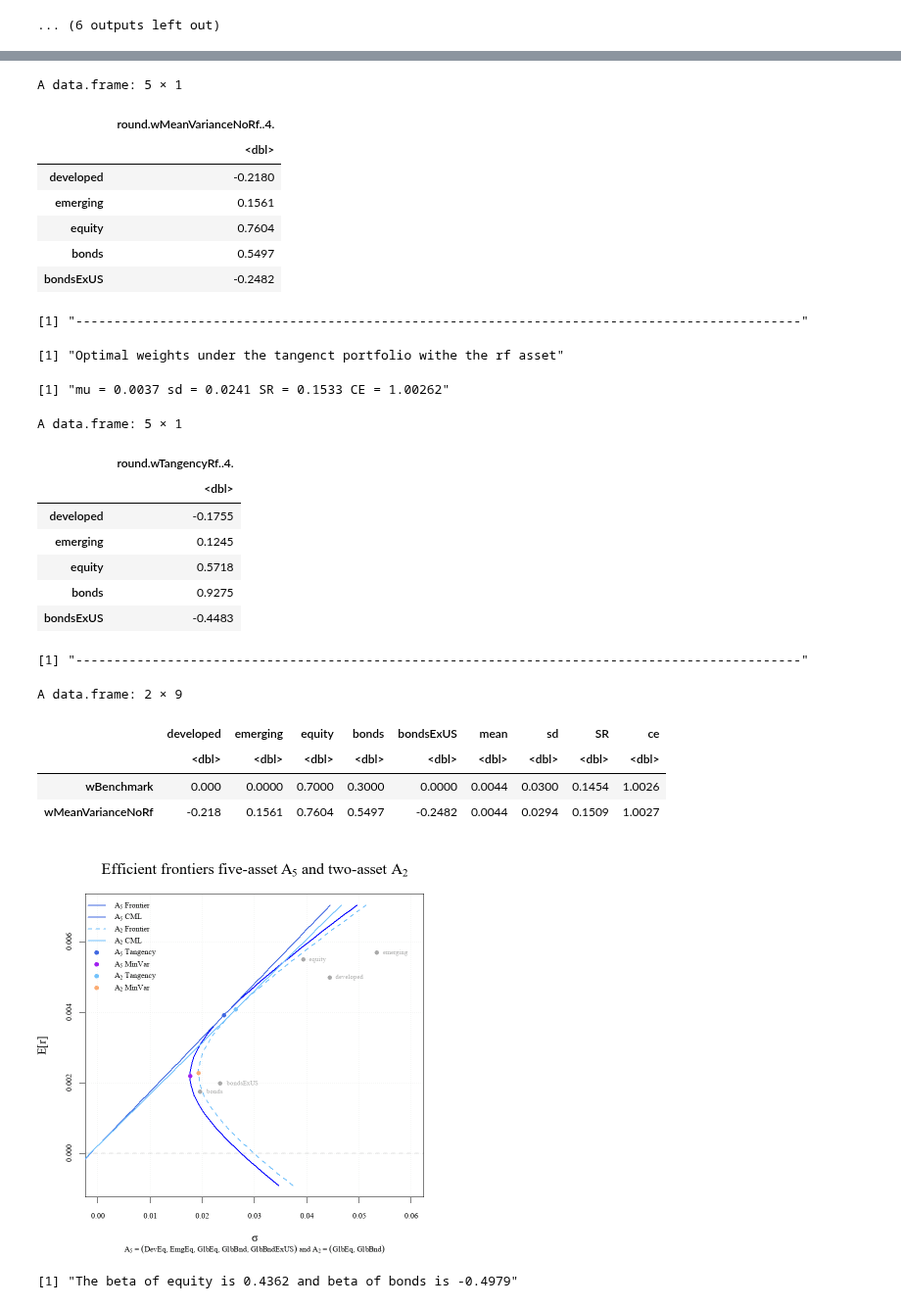
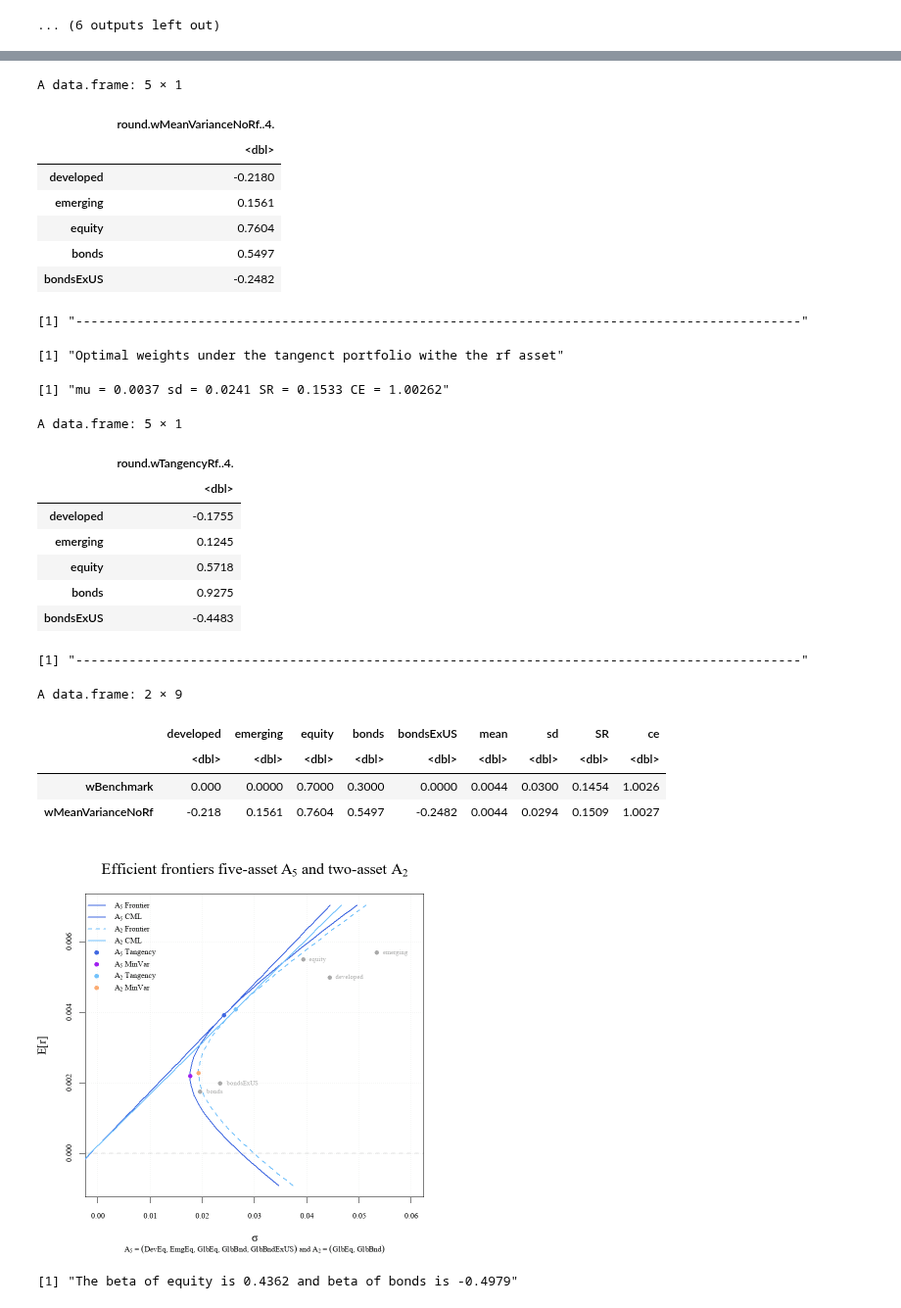
Before and after one commit to S2310053/GRA6560, a Jupyter notebook: main_code.ipynb, the cells around one changed output, grey strips where cells are left out. Shown at 98% size. Drawn from its saved outputs; the diff is of its cells as text; code cells hidden in the pictures.

```diff
--- a/main_code.ipynb
+++ b/main_code.ipynb
@@ -448,11 +448,11 @@ for (i in 1:length(cor)) {
     var[i] <- w1[i]^2 * var1 + 2*w1[i]*w2[i]*cov12 + w2[i]^2*var2
     sd[i]  <- sqrt(var[i])
 
-    ce[i]  <- mu[i] - 0.5 * gamma * sd[i]^2
+    ce[i]  <- 1 + mu[i] - 0.5 * gamma * sd[i]^2
 }
 
 # Plot weights
-par(mfrow = c(3,1))
+par(mfrow = c(1,3))
 yMin <- min(w1, w2)
 yMax <- max(w1, w2)
 
@@ -723,7 +723,7 @@ for(muTarget in rangeMu){
 
 # Plot
 par(mfrow = c(1,1), family = "Times New Roman")
-plot(M[,2], M[,1], type="l", lwd=2, col="blue",
+plot(M[,2], M[,1], type="l", lwd=2, col="royalblue",
      xlim = c(0,0.06),
      xlab= TeX("$\\sigma$"), ylab= TeX("$\\E[r]$"),
      cex.main=2,
@@ -788,34 +788,34 @@ t <- data.frame(rbind(wBenchmark, wMeanVarianceNoRf), mean = c(muBenchmark, muMe
                )
 round(t, 4)
 # %% [output]
 [1] "Optimal weights under MV portfolio without the rf asset"
 [1] "mu = 0.0044 sd = 0.0294 SR = 0.1509 CE = 1.0027"
 A data.frame: 5 × 1
 |  | round.wMeanVarianceNoRf..4. |
 |  | <dbl> |
 | developed | -0.2180 |
 | emerging | 0.1561 |
 | equity | 0.7604 |
 | bonds | 0.5497 |
 | bondsExUS | -0.2482 |
 [1] "-----------------------------------------------------------------------------------------------"
 [1] "Optimal weights under the tangenct portfolio withe the rf asset"
 [1] "mu = 0.0037 sd = 0.0241 SR = 0.1533 CE = 1.00262"
 A data.frame: 5 × 1
 |  | round.wTangencyRf..4. |
 |  | <dbl> |
 | developed | -0.1755 |
 | emerging | 0.1245 |
 | equity | 0.5718 |
 | bonds | 0.9275 |
 | bondsExUS | -0.4483 |
 [1] "-----------------------------------------------------------------------------------------------"
 A data.frame: 2 × 9
 |  | developed | emerging | equity | bonds | bondsExUS | mean | sd | SR | ce |
 |  | <dbl> | <dbl> | <dbl> | <dbl> | <dbl> | <dbl> | <dbl> | <dbl> | <dbl> |
 | wBenchmark | 0.000 | 0.0000 | 0.7000 | 0.3000 | 0.0000 | 0.0044 | 0.0300 | 0.1454 | 1.0026 |
 | wMeanVarianceNoRf | -0.218 | 0.1561 | 0.7604 | 0.5497 | -0.2482 | 0.0044 | 0.0294 | 0.1509 | 1.0027 |
-[figure, old version]
+[figure, new version]
 # %%
 ##
 #  3.0 Add NTW into account (i) no leverage or ptf constraints
```
Also changed, not shown: parts of 1 cell of this notebook.
